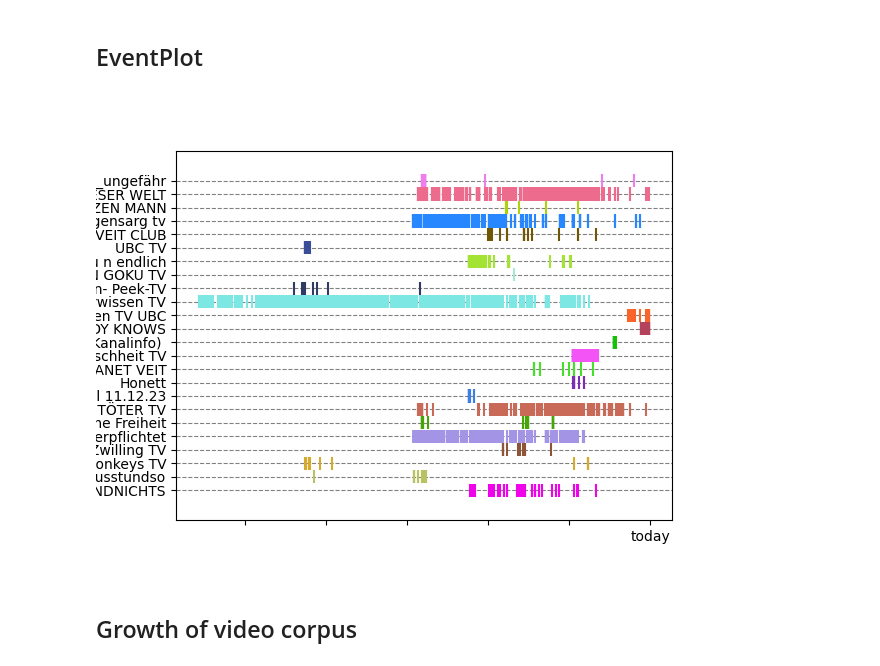
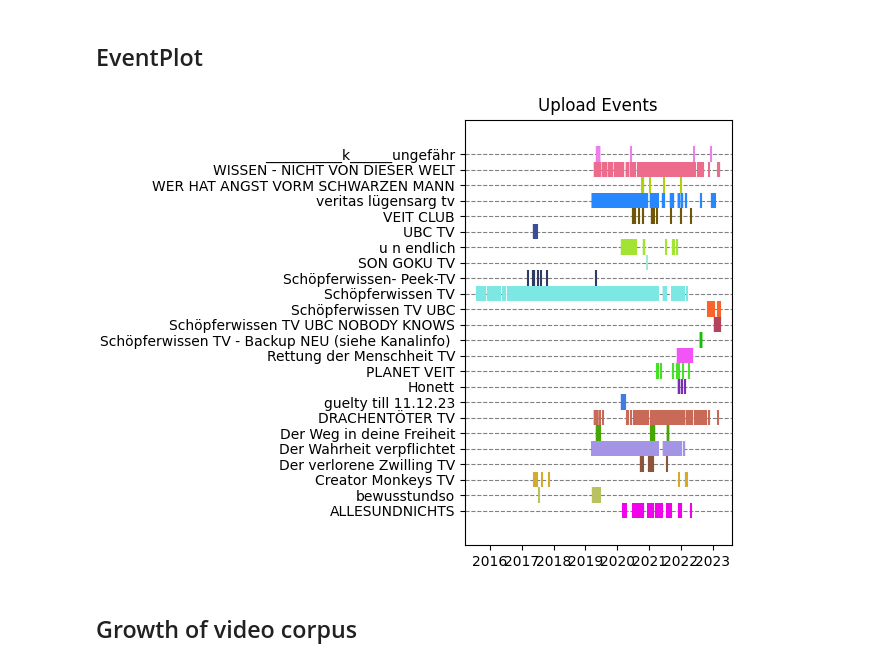
Before and after one commit to hottib/schoepferwissen, a Jupyter notebook: WiederaufnahmeSlides.ipynb, the cells around one changed output. Drawn from its saved outputs; the diff is of its cells as text; code cells hidden in the pictures.

```diff
--- a/WiederaufnahmeSlides.ipynb
+++ b/WiederaufnahmeSlides.ipynb
@@ -156,32 +177,30 @@ Number of other Videos: 4028
 # %%
 from datetime import datetime
 [df, all_channels] = load_df()
 list_of_date =[]
 list_of_list = []
 now = datetime.now()
 for df in df_collection:
     for p_date in df["publish_date"]:
         p_date =p_date.replace(" 00:00:00", "")
         dt = datetime.strptime(p_date, '%Y-%m-%d')
         diff  = (now - dt)
-        list_of_date.append(int(diff.days)*-1)
+        #list_of_date.append(int(diff.days)*-1)
+        list_of_date.append(dt)
     list_of_list.append(list_of_date)
     list_of_date = []
-
 D= list_of_list
 # plot:
-fig, axx = plt.subplots()
+fig, axx = plt.subplots(constrained_layout=True)
 axx.eventplot(D, orientation="horizontal",  linelengths = 0.98, color = colors[:-1])
 labels = [item.get_text() for item in axx.get_xticklabels()]
-labels[0] = '2015-08-07'
-labels[-2] = "today"
 axx.yaxis.grid(color='gray', linestyle='dashed')
-axx.set_xticklabels(labels)
 axx.set_yticks(range(24))
 axx.set_yticklabels(ch_names)
+plt.title("Upload Events")
 plt.show()
 # %% [output]
-[figure, old version]
+[figure, new version]
 # %% [markdown]
 ## Growth of video corpus
 # %%
```
Also changed, not shown: parts of 3 cells of this notebook.
